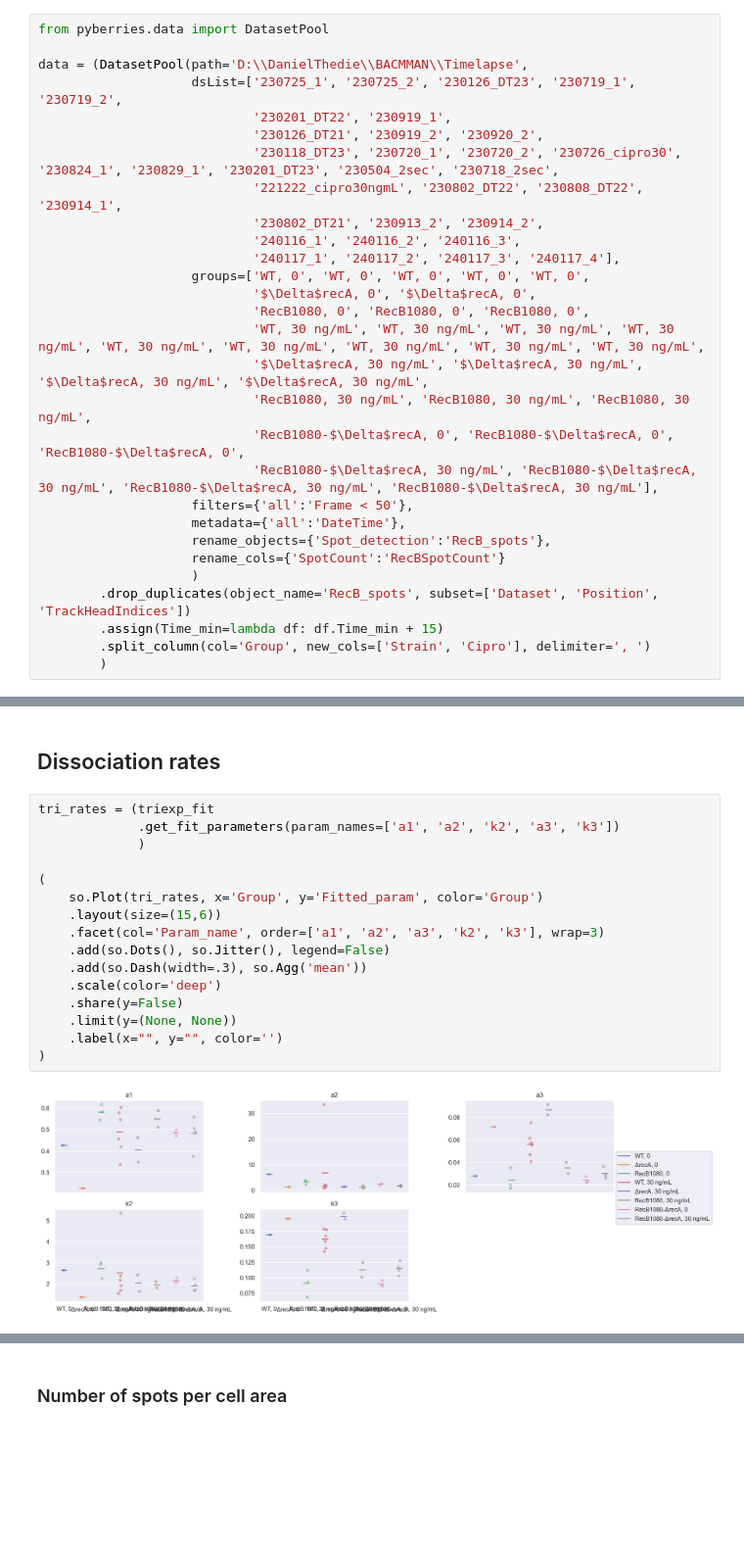
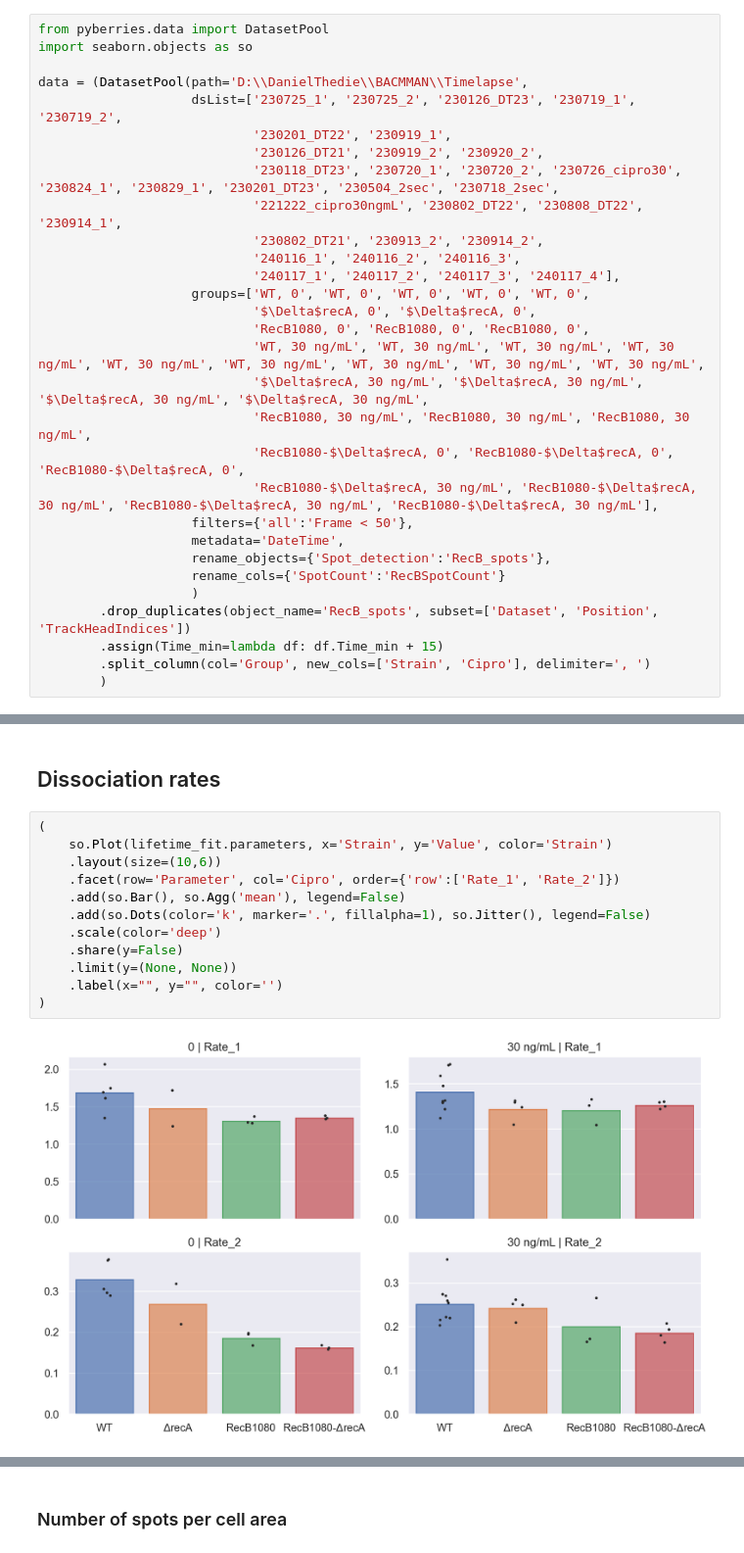
Before and after one commit to DanielThedie/RecB_article, a Jupyter notebook: Notebooks/3_Mutants/RecB_dissociation.ipynb, the cells around one changed output, grey strips where cells are left out. Shown at 98% size. Saved outputs shown, nothing was run; the diff lists cells and outputs as text; blank space fills up the shorter version.

Commit message:
Updated to new PyBerries Fit parameters

```diff
--- a/Notebooks/3_Mutants/RecB_dissociation.ipynb
+++ b/Notebooks/3_Mutants/RecB_dissociation.ipynb
@@ -2,6 +2,7 @@
 # RecB dissociation rates in ΔrecA and RecB1080
 # %%
 from pyberries.data import DatasetPool
+import seaborn.objects as so
 
 data = (DatasetPool(path='D:\\DanielThedie\\BACMMAN\\Timelapse',
                     dsList=['230725_1', '230725_2', '230126_DT23', '230719_1', '230719_2',
@@ -21,7 +22,7 @@ data = (DatasetPool(path='D:\\DanielThedie\\BACMMAN\\Timelapse',
                             'RecB1080-$\Delta$recA, 0', 'RecB1080-$\Delta$recA, 0', 'RecB1080-$\Delta$recA, 0',
                             'RecB1080-$\Delta$recA, 30 ng/mL', 'RecB1080-$\Delta$recA, 30 ng/mL', 'RecB1080-$\Delta$recA, 30 ng/mL', 'RecB1080-$\Delta$recA, 30 ng/mL'],
                     filters={'all':'Frame < 50'},
-                    metadata={'all':'DateTime'},
+                    metadata='DateTime',
                     rename_objects={'Spot_detection':'RecB_spots'},
                     rename_cols={'SpotCount':'RecBSpotCount'}
                     )
@@ -155,21 +149,17 @@ df = lifetime_fit.data.query('Group == "WT, 30 ng/mL"')
 # %% [markdown]
 ## Dissociation rates
 # %%
-tri_rates = (triexp_fit
-             .get_fit_parameters(param_names=['a1', 'a2', 'k2', 'a3', 'k3'])
-             )
-
 (
-    so.Plot(tri_rates, x='Group', y='Fitted_param', color='Group')
-    .layout(size=(15,6))
-    .facet(col='Param_name', order=['a1', 'a2', 'a3', 'k2', 'k3'], wrap=3)
-    .add(so.Dots(), so.Jitter(), legend=False)
-    .add(so.Dash(width=.3), so.Agg('mean'))
+    so.Plot(lifetime_fit.parameters, x='Strain', y='Value', color='Strain')
+    .layout(size=(10,6))
+    .facet(row='Parameter', col='Cipro', order={'row':['Rate_1', 'Rate_2']})
+    .add(so.Bar(), so.Agg('mean'), legend=False)
+    .add(so.Dots(color='k', marker='.', fillalpha=1), so.Jitter(), legend=False)
     .scale(color='deep')
     .share(y=False)
     .limit(y=(None, None))
     .label(x="", y="", color='')
 )
 # %% [output]
-[figure, old version]
+[figure, new version]
 # %%
```
Also changed, not shown: parts of 17 cells of this notebook.
